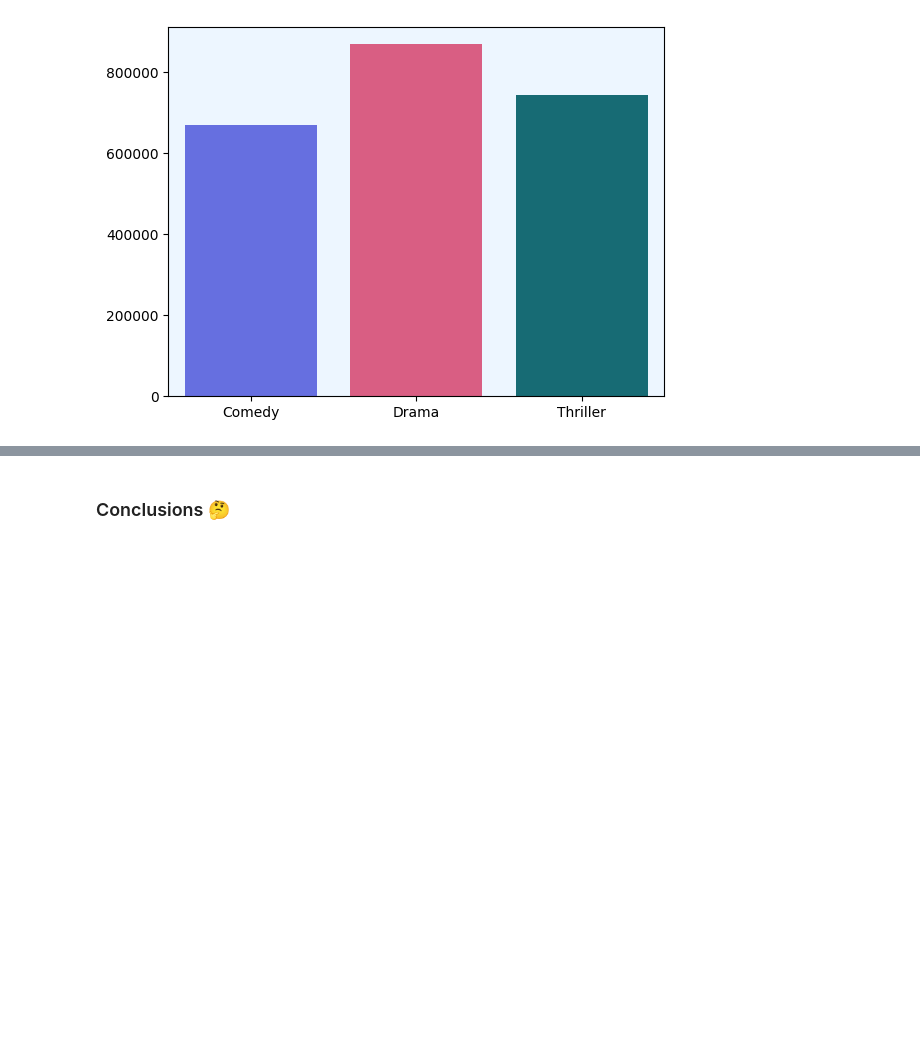
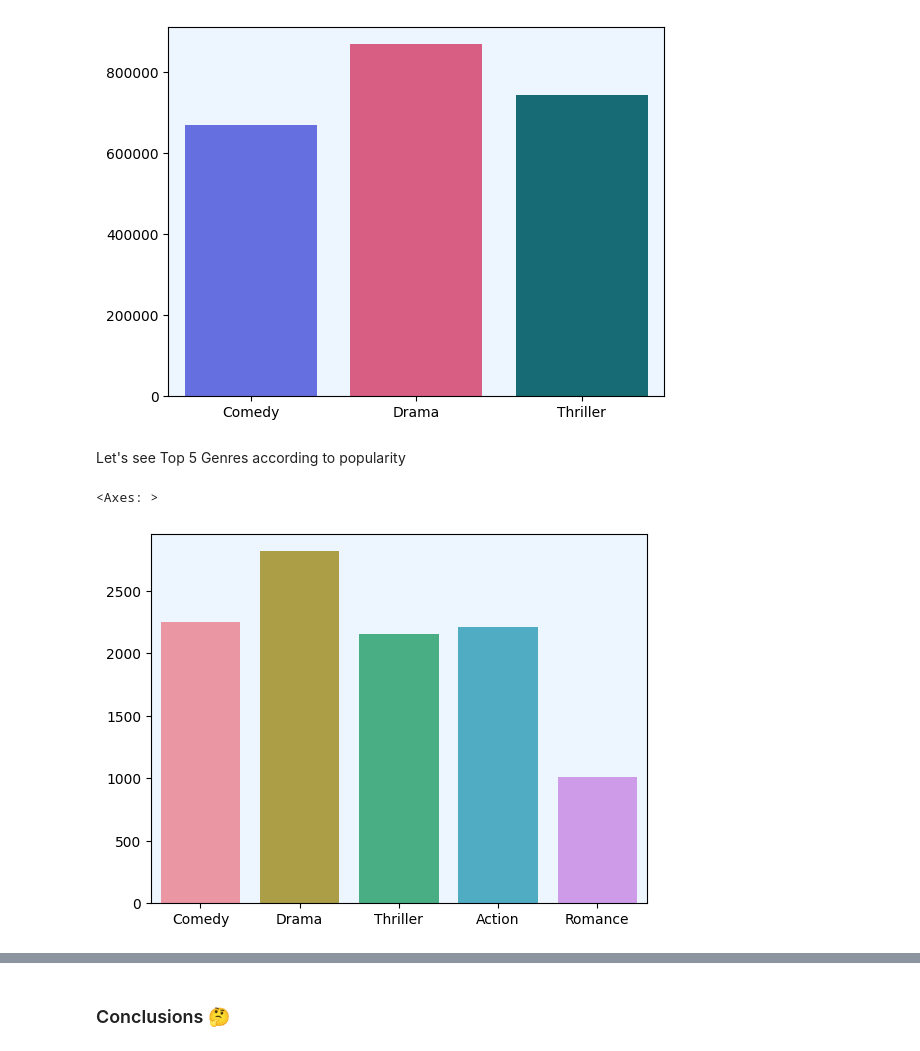
Before and after one commit to mszakii/DECI-L3-P1, a Jupyter notebook: project.ipynb, the cells around one changed output, grey strips where cells are left out. Saved outputs shown, nothing was run; the diff lists cells and outputs as text; code cells hidden in the pictures; blank space fills up the shorter version.

```diff
--- a/project.ipynb
+++ b/project.ipynb
@@ -212,3 +212,20 @@ sns.barplot(vote_counts_genres_df)
 # %% [output]
 <Axes: >
 [figure]
+# %% [markdown]
+Let's see Top 5 Genres according to popularity
+# %%
+popularity_genres = {
+  "Comedy": data_with_genres.groupby('Comedy')['popularity'].sum()[1],
+  "Drama": data_with_genres.groupby('Drama')['popularity'].sum()[1],
+  "Thriller": data_with_genres.groupby('Thriller')['popularity'].sum()[1],
+  "Action": data_with_genres.groupby('Action')['popularity'].sum()[1],
+  "Romance": data_with_genres.groupby('Romance')['popularity'].sum()[1]
+}
+
+popularity_genres_df = pd.DataFrame([popularity_genres])
+
+sns.barplot(popularity_genres_df)
+# %% [output]
+<Axes: >
+[figure, added]
```
Also changed, not shown: parts of 6 cells of this notebook.
